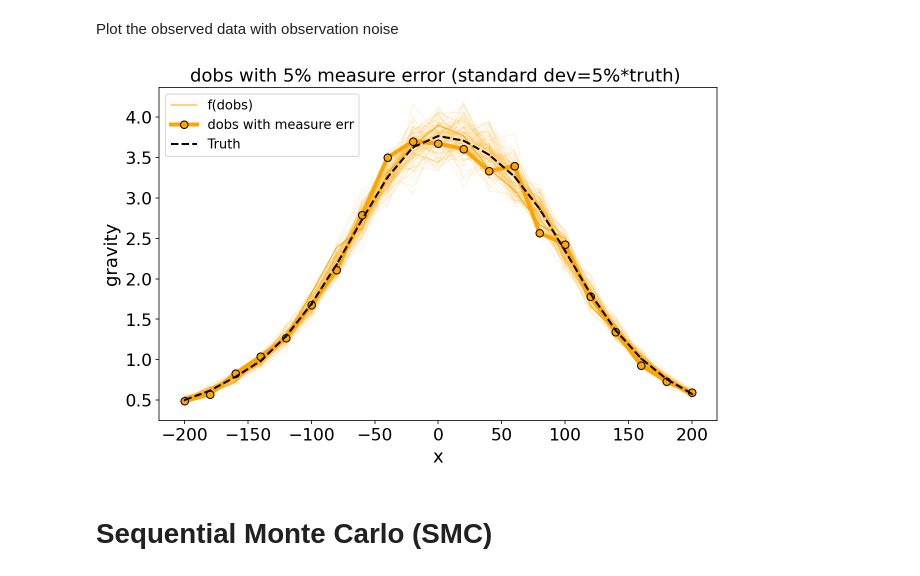
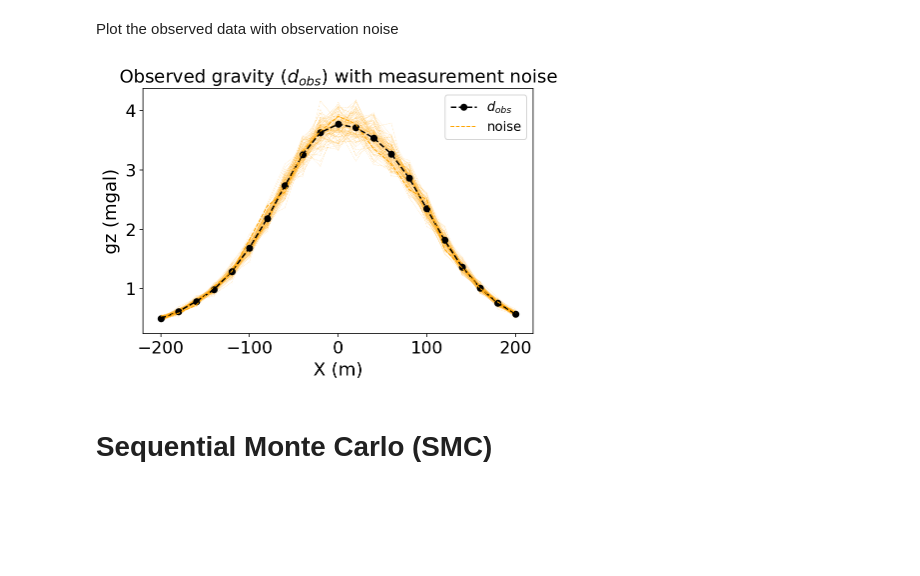
Before and after one commit to sdyinzhen/Model-Error-Quantification, a Jupyter notebook: SMC_for_Stochastic_Geophyical_Inversion.ipynb, the cells around one changed output. Saved outputs shown, nothing was run; the diff lists cells and outputs as text; code cells hidden in the pictures; blank space fills up the shorter version.

```diff
--- a/SMC_for_Stochastic_Geophyical_Inversion.ipynb
+++ b/SMC_for_Stochastic_Geophyical_Inversion.ipynb
@@ -100,22 +103,18 @@ Plot the observed data with observation noise
 # %%
 dobs_nsy = np.repeat(dobs, n_Samples, axis=0)  + noise
 dobs_realnum = 11
 dobs_nsy_survey = dobs_nsy[dobs_realnum:dobs_realnum+1]
-plt.figure(figsize=(10,6))
+plt.figure(figsize=(7,4.5))
 for i in range(100):
-    plt.plot(x, dobs_nsy[i], '.-', c='orange', markersize=0.1, linewidth=0.3, alpha=0.4)
-plt.plot(x, dobs_nsy[i], '.-', c='orange', markersize=0.1, linewidth=1, label='f(dobs)')
-plt.plot(x, dobs_nsy_survey[0], '.-', c='orange',
-         markersize=15,  markeredgecolor='k',
-         label='dobs with measure err',
-         linewidth=4)
-plt.plot(x, dobs[0], '.--', label='Truth', color='k', linewidth=2, markersize=2)
-plt.xlabel('x'),plt.ylabel('gravity')
-plt.title('dobs with 5% measure error (standard dev=5%*truth) ')
+    plt.plot(x, dobs_nsy[i], '.--', c='orange', markersize=0.1, linewidth=0.3, alpha=0.4)
+plt.plot(x, dobs[0], '.--', label='$d_{obs}$', markersize=12, color='k')
+plt.plot(x, dobs_nsy[i], '.--', c='orange', markersize=0.1, linewidth=1, label='noise')
+plt.title('Observed gravity ($d_{obs}$) with measurement noise')
+plt.ylabel('gz (mgal)'), plt.xlabel('X (m)')
 plt.legend(prop={'size':13})
 plt.show()
 # %% [output]
-[figure, old version]
+[figure, new version]
 # %% [markdown]
 # Sequential Monte Carlo (SMC)
 # %% [markdown]
```
Also changed, not shown: parts of 81 cells of this notebook.
